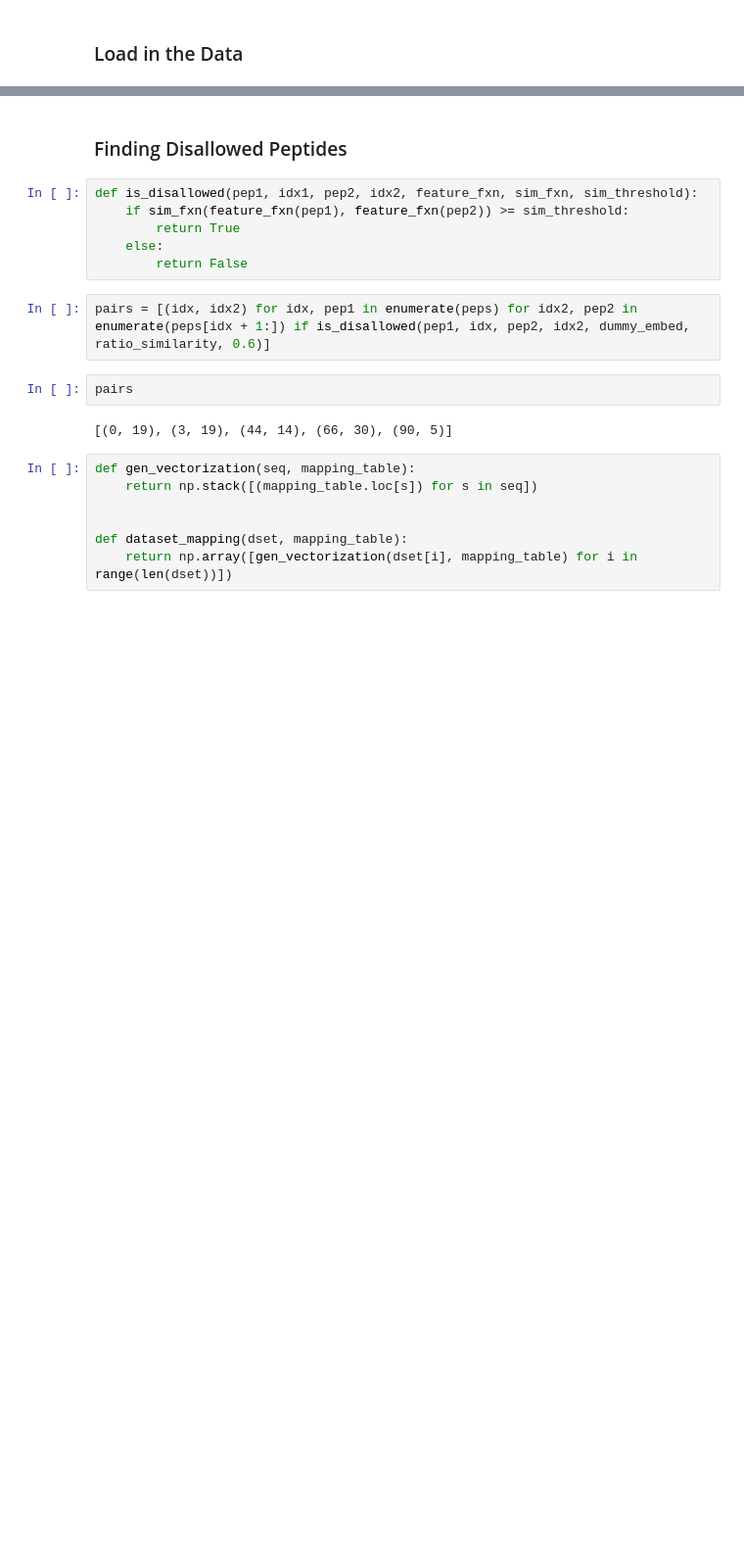
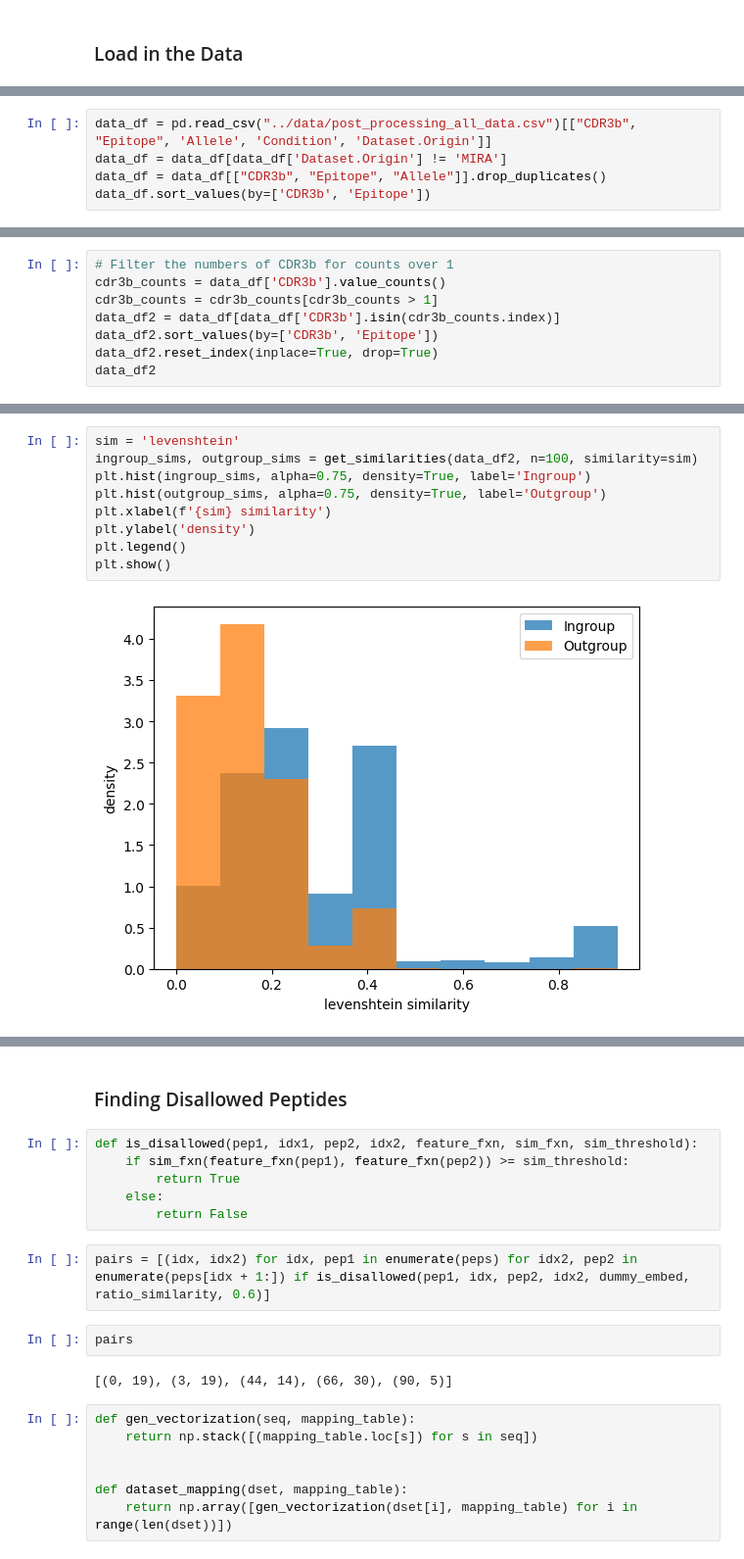
Before and after one commit to pirl-unc/ace, a Jupyter notebook: notebooks/sequence_properties.ipynb, the cells around one changed output, grey strips where cells are left out. Shown at 98% size. Cells and saved outputs as stored; diff of their text form; blank space fills up the shorter version.

```diff
--- a/notebooks/sequence_properties.ipynb
+++ b/notebooks/sequence_properties.ipynb
@@ -385,0 +32,5 @@ plt.show()
+# %%
+data_df = pd.read_csv("../data/post_processing_all_data.csv")[["CDR3b", "Epitope", 'Allele', 'Condition', 'Dataset.Origin']]
+data_df = data_df[data_df['Dataset.Origin'] != 'MIRA']
+data_df = data_df[["CDR3b", "Epitope", "Allele"]].drop_duplicates()
+data_df.sort_values(by=['CDR3b', 'Epitope'])
@@ -385,0 +51,8 @@ plt.show()
+# %%
+# Filter the numbers of CDR3b for counts over 1
+cdr3b_counts = data_df['CDR3b'].value_counts()
+cdr3b_counts = cdr3b_counts[cdr3b_counts > 1]
+data_df2 = data_df[data_df['CDR3b'].isin(cdr3b_counts.index)]
+data_df2.sort_values(by=['CDR3b', 'Epitope'])
+data_df2.reset_index(inplace=True, drop=True)
+data_df2
@@ -385,0 +210,11 @@ plt.show()
+# %%
+sim = 'levenshtein'
+ingroup_sims, outgroup_sims = get_similarities(data_df2, n=100, similarity=sim)
+plt.hist(ingroup_sims, alpha=0.75, density=True, label='Ingroup')
+plt.hist(outgroup_sims, alpha=0.75, density=True, label='Outgroup')
+plt.xlabel(f'{sim} similarity')
+plt.ylabel('density')
+plt.legend()
+plt.show()
+# %% [output]
+[figure, added]
```
Also changed, not shown: parts of 78 cells of this notebook, 6 other files.
